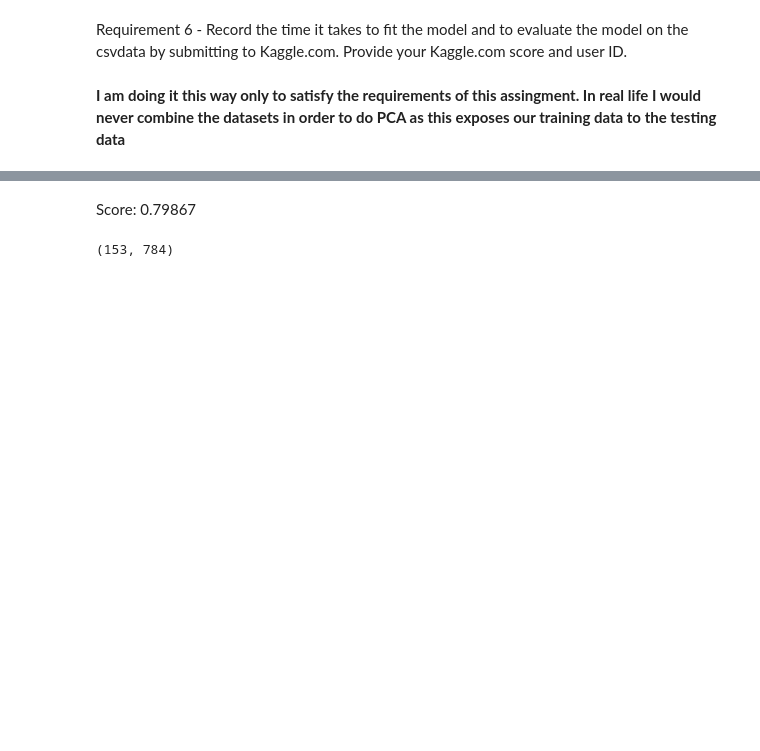
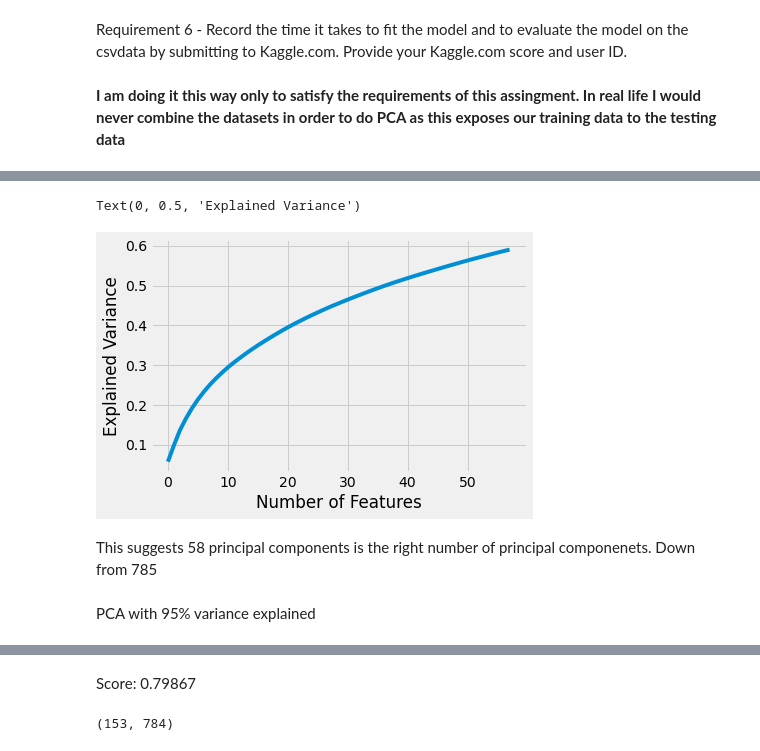
Before and after one commit to Rachhh53/Digit-Recognizer, a Jupyter notebook: DigitRecognizer.ipynb, the cells around one changed output, grey strips where cells are left out. Saved outputs shown, nothing was run; the diff lists cells and outputs as text; code cells hidden in the pictures; blank space fills up the shorter version.

```diff
--- a/DigitRecognizer.ipynb
+++ b/DigitRecognizer.ipynb
@@ -436,0 +439,11 @@ Accuracy: 93.97%
+# %%
+plt.plot(cumsum)
+plt.xlabel("Number of Features")
+plt.ylabel("Explained Variance")
+# %% [output]
+Text(0, 0.5, 'Explained Variance')
+[figure, added]
+# %% [markdown]
+This suggests 58 principal components is the right number of principal componenets. Down from 785
+# %% [markdown]
+PCA with 95% variance explained
```
Also changed, not shown: parts of 10 cells of this notebook.
